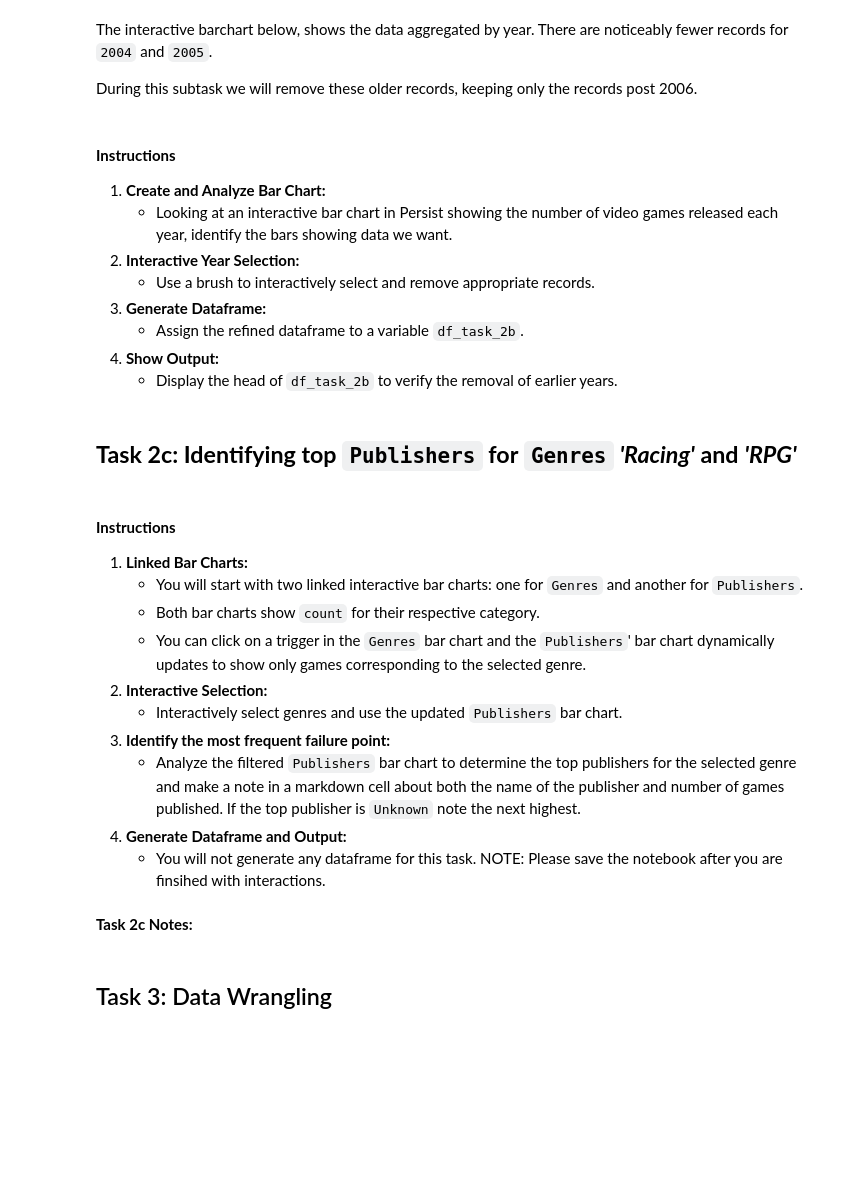
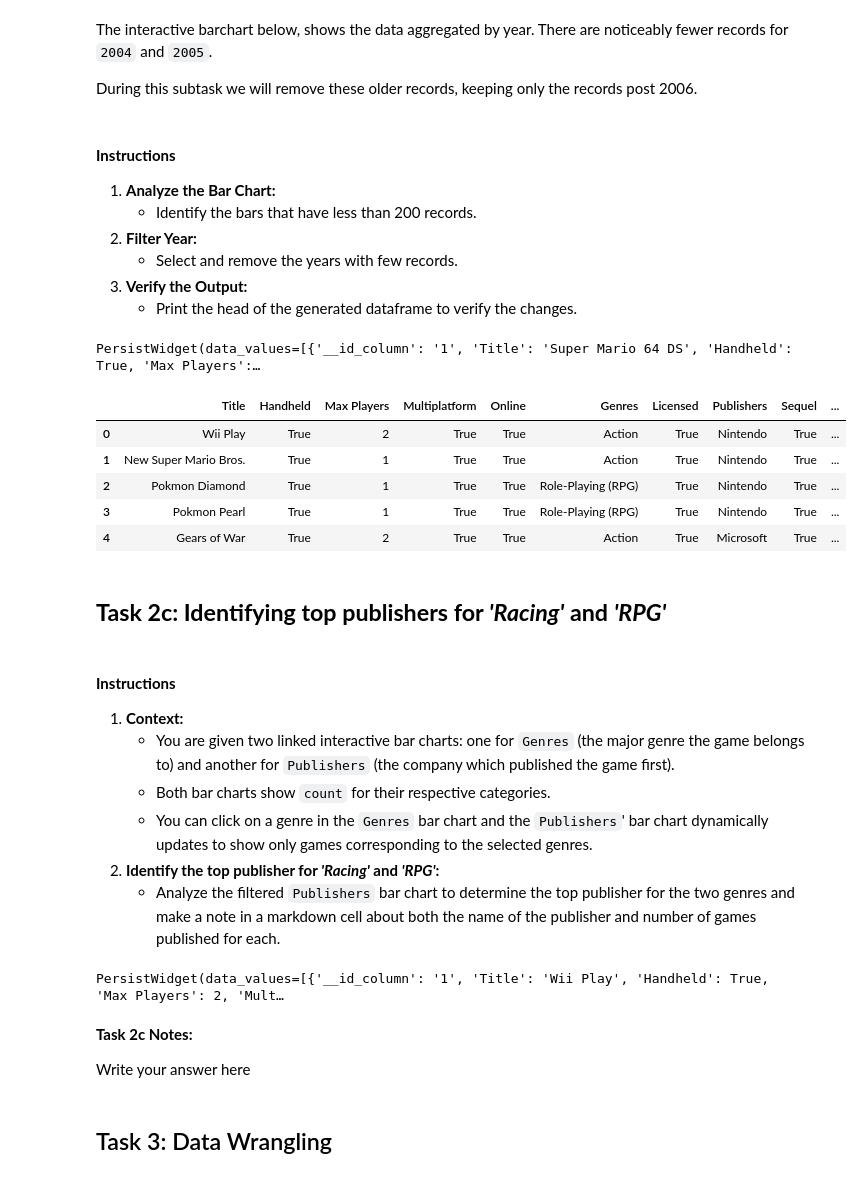
Before and after one commit to visdesignlab/persist_examples, a Jupyter notebook: Study Data II - Video Games/PERSIST_video_games_tasks.ipynb, the cells around one changed output. Cells and saved outputs as stored; diff of their text form; code cells hidden in the pictures; blank space fills up the shorter version.

Commit message:
updated all notebooks for uniform instructions

```diff
--- a/Study Data II - Video Games/PERSIST_video_games_tasks.ipynb
+++ b/Study Data II - Video Games/PERSIST_video_games_tasks.ipynb
@@ -168,57 +196,66 @@ The interactive barchart below, shows the data aggregated by year. There are not
 During this subtask we will remove these older records, keeping only the records post 2006.
 # %% [markdown]
 #### **Instructions**
-1. **Create and Analyze Bar Chart:**
-    - Looking at an interactive bar chart in Persist showing the number of video games released each year, identify the bars showing data we want.
-2. **Interactive Year Selection:**
-    - Use a brush to interactively select and remove appropriate records.
-3. **Generate Dataframe:**
-    - Assign the refined dataframe to a variable `df_task_2b`.
-4. **Show Output:**
-    - Display the head of `df_task_2b` to verify the removal of earlier years.
+1. **Analyze the Bar Chart:**
+    - Identify the bars that have less than 200 records.
+2. **Filter Year:**
+    - Select and remove the years with few records.
+3. **Verify the Output:**
+    - Print the head of the generated dataframe to verify the changes.
 # %%
-PR.plot.barchart(df_task_2a, "Year:O", "count()", selection_type="interval")
+PR.plot.barchart(df_task_2a, "Year:O", "count()", selection_type="interval", df_name="df_task_2b")
+# %% [output]
+PersistWidget(data_values=[{'__id_column': '1', 'Title': 'Super Mario 64 DS', 'Handheld': True, 'Max Players':…
+# %%
+df_task_2b.head()
+# %% [output]
+|  | Title | Handheld | Max Players | Multiplatform | Online | Genres | Licensed | Publishers | Sequel | ... |
+| 0 | Wii Play | True | 2 | True | True | Action | True | Nintendo | True | ... |
+| 1 | New Super Mario Bros. | True | 1 | True | True | Action | True | Nintendo | True | ... |
+| 2 | Pokmon Diamond | True | 1 | True | True | Role-Playing (RPG) | True | Nintendo | True | ... |
+| 3 | Pokmon Pearl | True | 1 | True | True | Role-Playing (RPG) | True | Nintendo | True | ... |
+| 4 | Gears of War | True | 2 | True | True | Action | True | Microsoft | True | ... |
 # %% [markdown]
-## **Task 2c: Identifying top `Publishers` for `Genres` _'Racing'_ and _'RPG'_**
+## **Task 2c: Identifying top publishers for _'Racing'_ and _'RPG'_**
 # %% [markdown]
 #### **Instructions**
-1. **Linked Bar Charts:**
-    - You will start with two linked interactive bar charts: one for `Genres` and another for `Publishers`.
-    - Both bar charts show `count` for their respective category.
-    - You can click on a trigger in the `Genres` bar chart and the `Publishers`' bar chart dynamically updates to show only games corresponding to the selected genre.
-2. **Interactive Selection:**
-    - Interactively select genres and use the updated `Publishers` bar chart.
-3. **Identify the most frequent failure point:**
-    - Analyze the filtered `Publishers` bar chart to determine the top publishers for the selected genre and make a note in a markdown cell about both the name of the publisher and number of games published. If the top publisher is `Unknown` note the next highest.
-4. **Generate Dataframe and Output:**
-    - You will not generate any dataframe for this task. NOTE: Please save the notebook after you are finsihed with interactions.
+1. **Context:**
+    - You are given two linked interactive bar charts: one for `Genres` (the major genre the game belongs to) and another for `Publishers` (the company which published the game first).
+    - Both bar charts show `count` for their respective categories.
+    - You can click on a genre in the `Genres` bar chart and the `Publishers`' bar chart dynamically updates to show only games corresponding to the selected genres.
+2. **Identify the top publisher for _'Racing'_ and _'RPG'_:**
+    - Analyze the filtered `Publishers` bar chart to determine the top publisher for the two genres and make a note in a markdown cell about both the name of the publisher and number of games published for each.
 # %%
-pts = alt.selection_point(name="selector", encodings=['x'])
+pts = alt.selection_point(name="selector", fields=["Genres"], bind="legend")
 
 base = alt.Chart(df_task_2b).encode(y="count()")
 
+genre = base.mark_bar().encode(
+    y="Genres:N",
+    x="count():Q",
+    color=alt.condition(pts, "Genres:N", alt.value("#ddd")),
+    tooltip="count()"
+).add_params(pts).properties(width=500)
 
 publishers = base.mark_bar().encode(
     x="Publishers:N",
-    color="Publishers:N",
-    tooltip="count()"
+    y="count():Q",
+tooltip=["count()"]
 ).transform_filter(pts)
 
-genre = base.mark_bar().encode(
-    x="Genres:N",
-    color=alt.condition(pts, "Genres:N", alt.value("#ddd")),
-    tooltip="count()"
-).add_params(pts)
-
-chart = alt.hconcat(
- genre , publishers
+chart = alt.vconcat(
+ publishers, genre
 ).resolve_scale(
     color="independent",
 )
 
 PR.PersistChart(chart, data=df_task_2b)
+# %% [output]
+PersistWidget(data_values=[{'__id_column': '1', 'Title': 'Wii Play', 'Handheld': True, 'Max Players': 2, 'Mult…
 # %% [markdown]
 **Task 2c Notes:**
+
+Write your answer here
 # %% [markdown]
 ## Task 3: Data Wrangling
 # %% [markdown]
```
Also changed, not shown: parts of 30 cells of this notebook, 3 other files.
